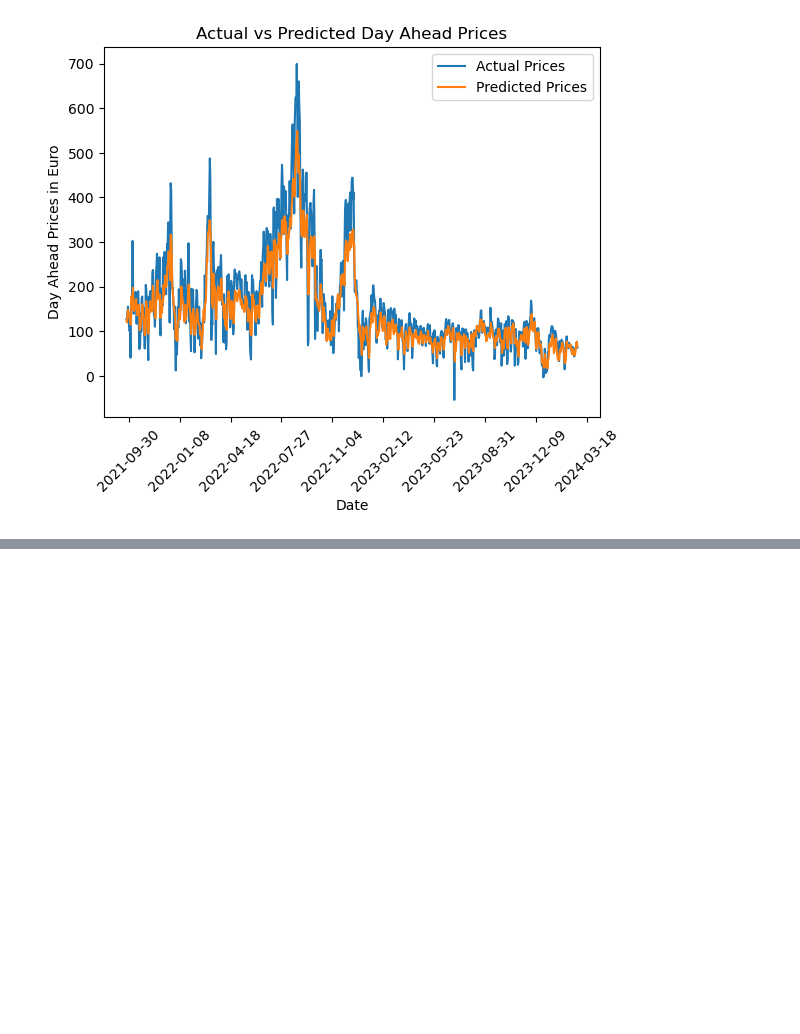
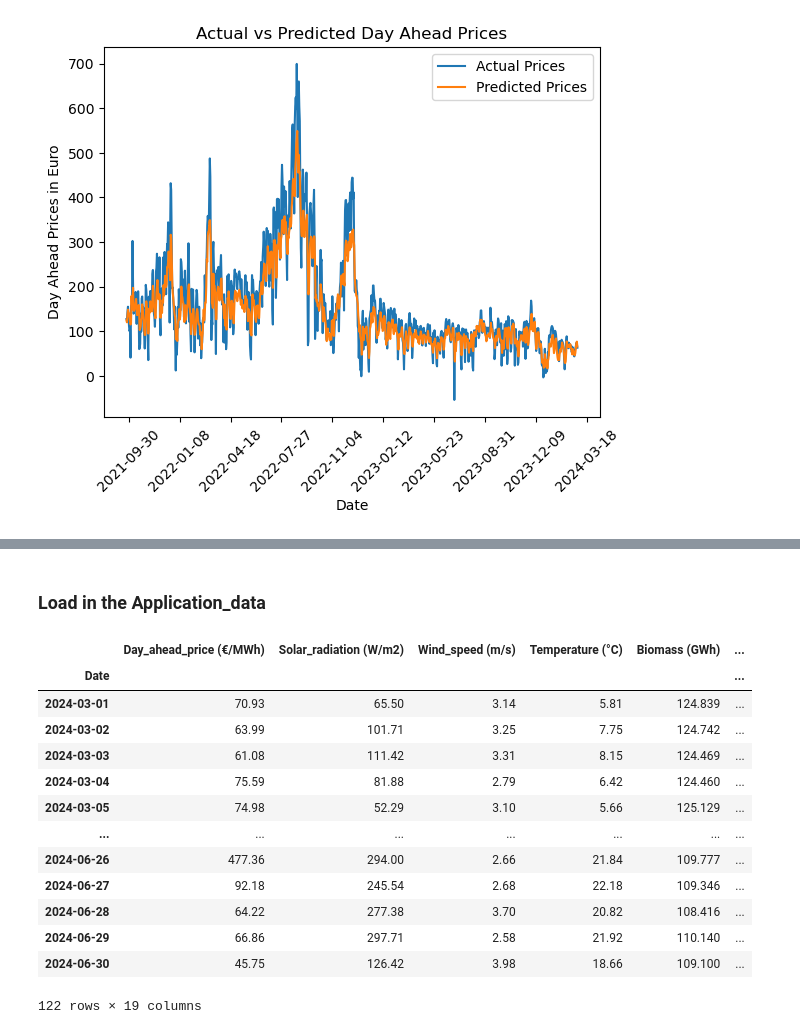
Before and after one commit to stefgr1/Prediction_of_energy_prices, a Jupyter notebook: predictions/Linear_regression/linear_regression.ipynb, the cells around one changed output, grey strips where cells are left out. Saved outputs shown, nothing was run; the diff lists cells and outputs as text; code cells hidden in the pictures; blank space fills up the shorter version.

```diff
--- a/predictions/Linear_regression/linear_regression.ipynb
+++ b/predictions/Linear_regression/linear_regression.ipynb
@@ -340,0 +342,21 @@ plt.show()
+# %% [markdown]
+### Load in the Application_data
+# %%
+# Import the data
+valid_data = load_and_prepare_data('./../../data/Application_data/Final_application_data/final_application_data.csv')
+valid_data
+# %% [output]
+|  | Day_ahead_price (€/MWh) | Solar_radiation (W/m2) | Wind_speed (m/s) | Temperature (°C) | Biomass (GWh) | ... |
+| Date |  |  |  |  |  | ... |
+| 2024-03-01 | 70.93 | 65.50 | 3.14 | 5.81 | 124.839 | ... |
+| 2024-03-02 | 63.99 | 101.71 | 3.25 | 7.75 | 124.742 | ... |
+| 2024-03-03 | 61.08 | 111.42 | 3.31 | 8.15 | 124.469 | ... |
+| 2024-03-04 | 75.59 | 81.88 | 2.79 | 6.42 | 124.460 | ... |
+| 2024-03-05 | 74.98 | 52.29 | 3.10 | 5.66 | 125.129 | ... |
+| ... | ... | ... | ... | ... | ... | ... |
+| 2024-06-26 | 477.36 | 294.00 | 2.66 | 21.84 | 109.777 | ... |
+| 2024-06-27 | 92.18 | 245.54 | 2.68 | 22.18 | 109.346 | ... |
+| 2024-06-28 | 64.22 | 277.38 | 3.70 | 20.82 | 108.416 | ... |
+| 2024-06-29 | 66.86 | 297.71 | 2.58 | 21.92 | 110.140 | ... |
+| 2024-06-30 | 45.75 | 126.42 | 3.98 | 18.66 | 109.100 | ... |
+122 rows × 19 columns
```
Also changed, not shown: parts of 34 cells of this notebook, 26 other files.
